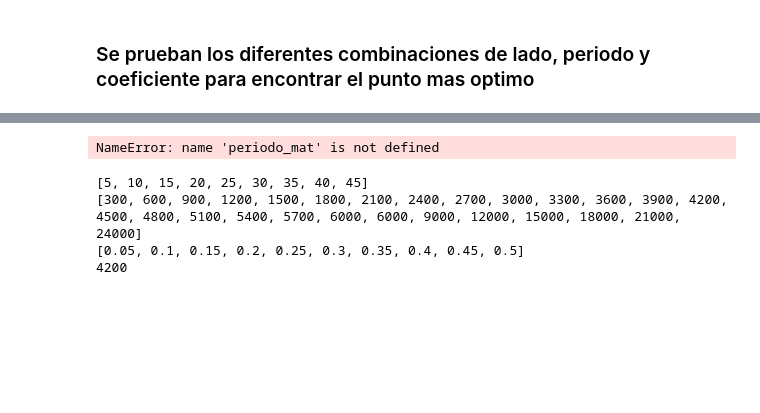
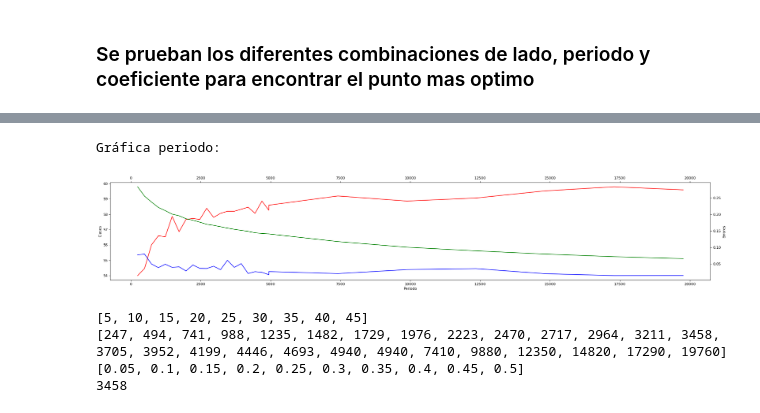
Before and after one commit to niiixx/pr1_colores_IAII, a Jupyter notebook: pokemon/AutomatizadorPokemons.ipynb, the cells around one changed output, grey strips where cells are left out. Drawn from its saved outputs; the diff is of its cells as text; code cells hidden in the pictures; blank space fills up the shorter version.

```diff
--- a/pokemon/AutomatizadorPokemons.ipynb
+++ b/pokemon/AutomatizadorPokemons.ipynb
@@ -418,13 +417,13 @@ Gráfica coeficiente de aprendizaje:
 # ------------------------------------------------------------------------------------------------------------
 # Ahora ya sabemos el tamaño del lado y el coeficiente de aprendizaje mas óptimo, queda averiguar el periodo
 # ------------------------------------------------------------------------------------------------------------
-lado = 25
-coef = 0.3
+lado = 30
+coef = 0.4
 
 clase_graf = []
 cuant_graf = []
 topo_graf = []
-precision = 5 # queremos que los datos resultantes sean la media entre x resultados obtenidos ya que son aleatorios
+precision = 15 # queremos que los datos resultantes sean la media entre x resultados obtenidos ya que son aleatorios
 for i in periodo_mat:
     # Guardo los datos en concreto:
     lado_mapa = lado
@@ -447,31 +446,32 @@ for i in periodo_mat:
         # Calculamos el error topologico
         listaX = []
         for pokemon in datosClasificar:
             listaX.append(calcular_err_topologico(pokemon,matriz_pesos))
         # Calculamos la Media
         errTopo.append(sum(listaX) / len(listaX))
     # Hacemos la media de los 5 elementos
     num_clase = np.mean(num_clase)
     errCuant = np.mean(errCuant)
     errTopo = np.mean(errTopo)
     # Guardo todo en las matrices
     clase_graf.append(num_clase)
     cuant_graf.append(errCuant)
     topo_graf.append(errTopo)
 
 print("Gráfica periodo:")
 figure(figsize=(30, 5), dpi=80)
 plt.xlabel('Periodo')
 plt.ylabel('Clases')
 # Influencia periodo en número de clases
 linea_clases = plt.plot(periodo_mat,clase_graf,'r')
 plt.twinx()
 # Influencia periodo en errores
 plt.ylabel('Errores')
 # Error cuantificable
 linea_cuantificable = plt.plot(periodo_mat,cuant_graf,'g')
 plt.twiny()
 # Error topológico
 linea_topologico = plt.plot(periodo_mat,topo_graf,'b')
 # %% [output]
-NameError: name 'periodo_mat' is not defined
+Gráfica periodo:
+[figure, added]
@@ -479,7 +482,7 @@ NameError: name 'periodo_mat' is not defined
 # código de prueba
 lado_mapa_mat = [i for i in range(5,50,5)]
 print(lado_mapa_mat)
-num_colores = 300
+num_colores = tam_dataset
 periodo1 = [i*num_colores for i in range(1,21,1)]
 periodo2 = [i*num_colores for i in range(20,81,10)]
 periodo_mat = []
@@ -492,6 +495,6 @@ print(learning_rate_mat)
 print(periodo_mat[int(len(periodo_mat)/2)])
 # %% [output]
 [5, 10, 15, 20, 25, 30, 35, 40, 45]
-[300, 600, 900, 1200, 1500, 1800, 2100, 2400, 2700, 3000, 3300, 3600, 3900, 4200, 4500, 4800, 5100, 5400, 5700, 6000, 6000, 9000, 12000, 15000, 18000, 21000, 24000]
+[247, 494, 741, 988, 1235, 1482, 1729, 1976, 2223, 2470, 2717, 2964, 3211, 3458, 3705, 3952, 4199, 4446, 4693, 4940, 4940, 7410, 9880, 12350, 14820, 17290, 19760]
 [0.05, 0.1, 0.15, 0.2, 0.25, 0.3, 0.35, 0.4, 0.45, 0.5]
-4200
+3458
```
Also changed, not shown: parts of 4 cells of this notebook, 4 other files.
